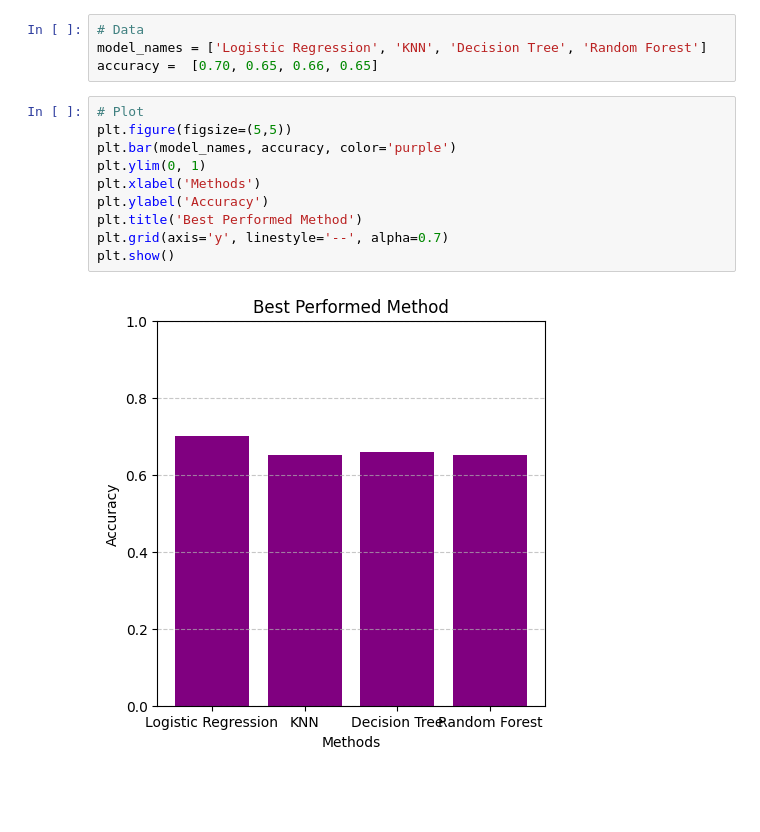
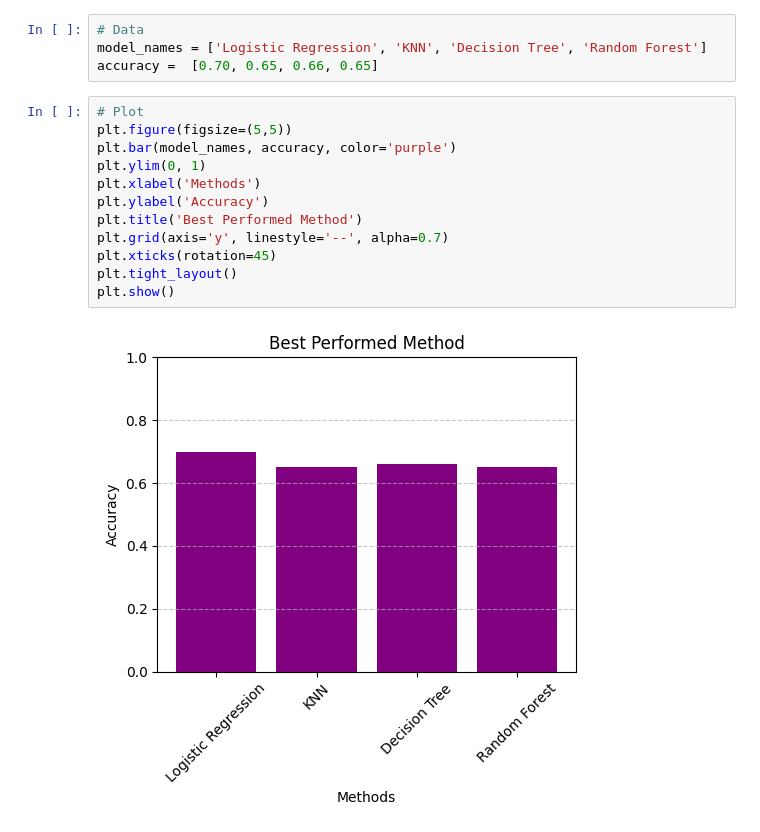
Before and after one commit to FarnazMehdipour/predict-data-job-salaries-us, a Jupyter notebook: Salary_Prediction_classification_all.ipynb, the cells around one changed output. Cells and saved outputs as stored; diff of their text form; blank space fills up the shorter version.

```diff
--- a/Salary_Prediction_classification_all.ipynb
+++ b/Salary_Prediction_classification_all.ipynb
@@ -493,12 +493,14 @@ accuracy =  [0.70, 0.65, 0.66, 0.65]
 # %%
 # Plot
 plt.figure(figsize=(5,5))
 plt.bar(model_names, accuracy, color='purple')
 plt.ylim(0, 1)
 plt.xlabel('Methods')
 plt.ylabel('Accuracy')
 plt.title('Best Performed Method')
 plt.grid(axis='y', linestyle='--', alpha=0.7)
+plt.xticks(rotation=45)
+plt.tight_layout()
 plt.show()
 # %% [output]
-[figure, old version]
+[figure, new version]
```
Also changed, not shown: parts of 6 cells of this notebook.
